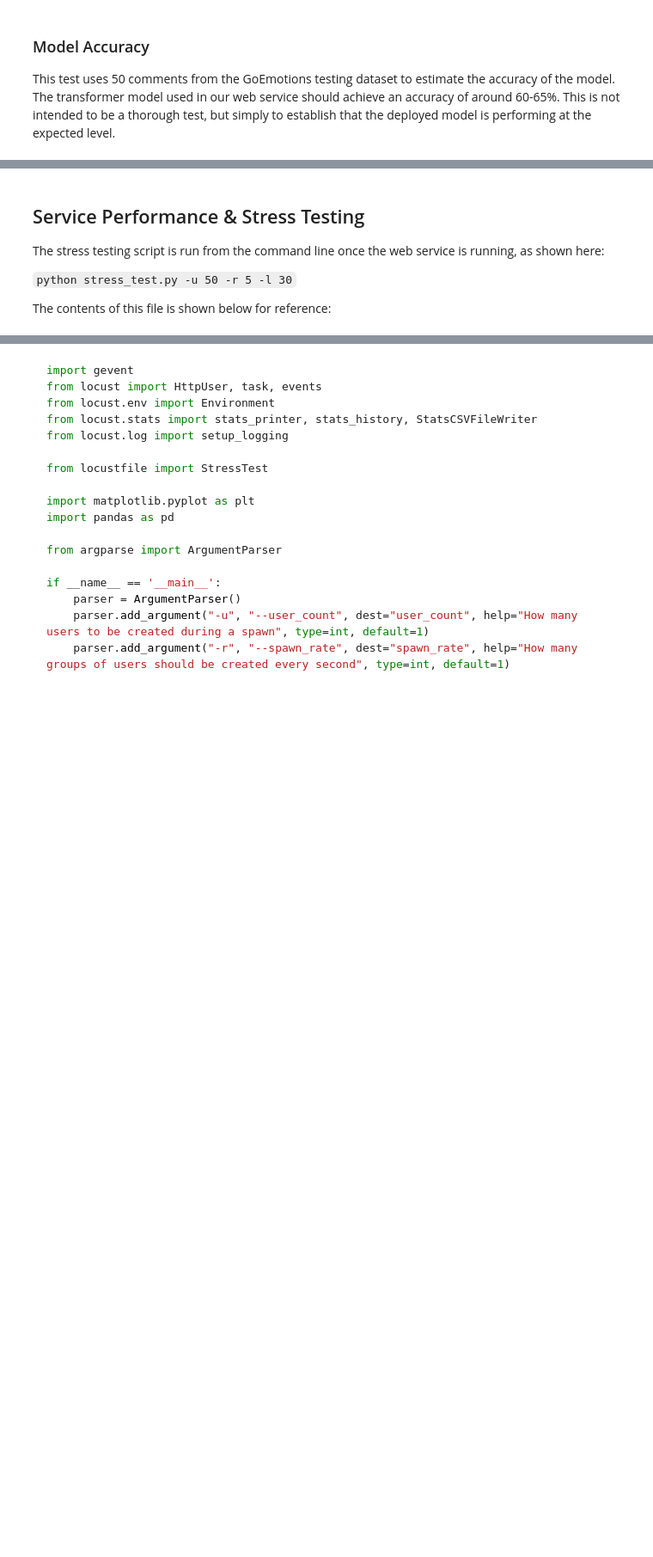
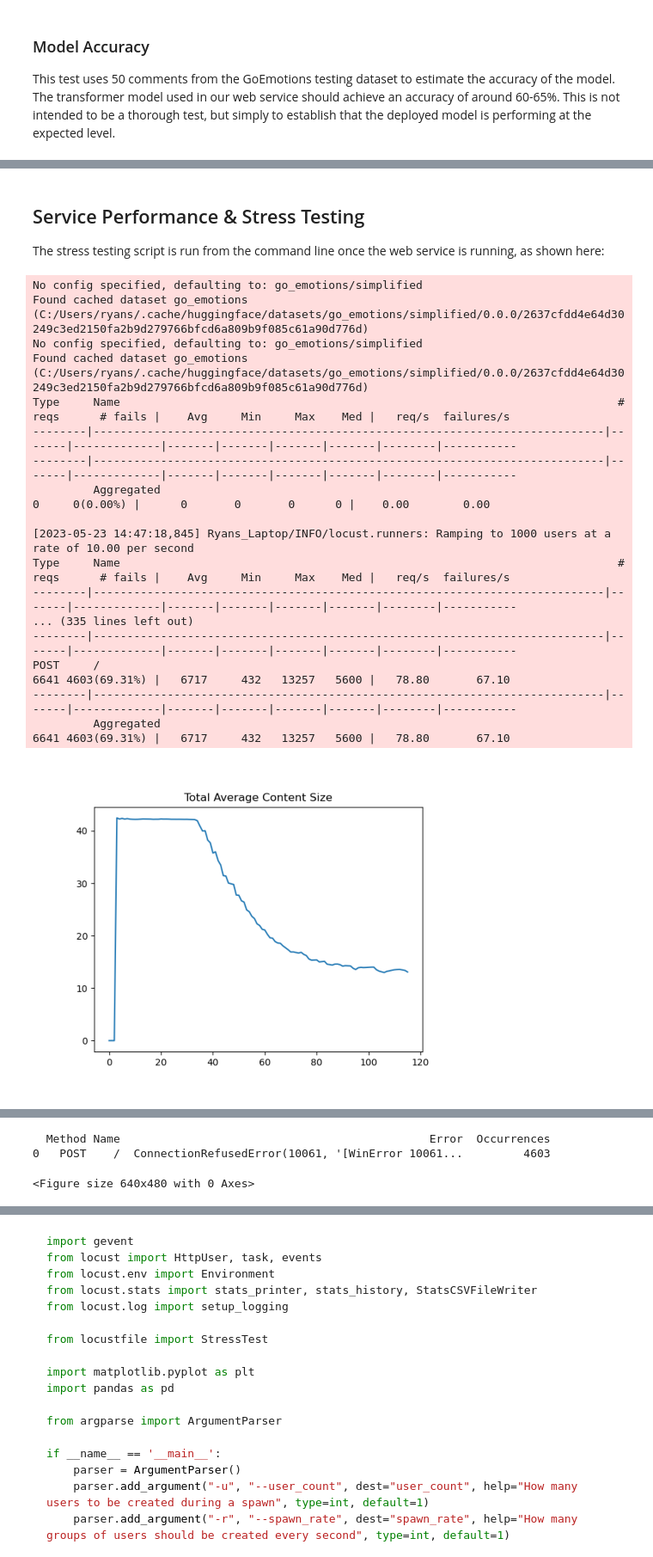
Before and after one commit to NMGardiner/COM3029-Coursework-2, a Jupyter notebook: shared-notebook.ipynb, the cells around one changed output, grey strips where cells are left out. Shown at 86% size. Drawn from its saved outputs; the diff is of its cells as text; code cells hidden in the pictures; blank space fills up the shorter version.

Commit message:
implemented stress test into notebook

```diff
--- a/shared-notebook.ipynb
+++ b/shared-notebook.ipynb
@@ -158,7 +168,42 @@ print("Correct: " + str(correct) + "    Incorrect: " + str(count - correct))
 ## Service Performance & Stress Testing
 
 The stress testing script is run from the command line once the web service is running, as shown here:
-
-`python stress_test.py -u 50 -r 5 -l 30`
-
-The contents of this file is shown below for reference:
+# %%
+!python stress_test.py -u 1000 -r 10 -l 120
+
+graph_names = ["Total Average Content Size.png", "Total Average Response Time.png",
+               "Total Failure Count.png", "Total Request Count.png", "Requests_per_s.png",
+               "Failures_per_s.png"]
+
+import matplotlib.pyplot as plt
+import matplotlib.image as pltim
+import pandas as pd
+
+for graph_name in graph_names:
+    image = pltim.imread(graph_name)
+    plt.imshow(image)
+    plt.axis('off')
+    plt.show()
+    plt.clf()
+
+failures = pd.read_csv('_failures.csv')
+print(failures)
+# %% [output]
+No config specified, defaulting to: go_emotions/simplified
+Found cached dataset go_emotions (C:/Users/ryans/.cache/huggingface/datasets/go_emotions/simplified/0.0.0/2637cfdd4e64d30249c3ed2150fa2b9d279766bfcd6a809b9f085c61a90d776d)
+No config specified, defaulting to: go_emotions/simplified
+Found cached dataset go_emotions (C:/Users/ryans/.cache/huggingface/datasets/go_emotions/simplified/0.0.0/2637cfdd4e64d30249c3ed2150fa2b9d279766bfcd6a809b9f085c61a90d776d)
+Type     Name                                                                          # reqs      # fails |    Avg     Min     Max    Med |   req/s  failures/s
+--------|----------------------------------------------------------------------------|-------|-------------|-------|-------|-------|-------|--------|-----------
+--------|----------------------------------------------------------------------------|-------|-------------|-------|-------|-------|-------|--------|-----------
+         Aggregated                                                                         0     0(0.00%) |      0       0       0      0 |    0.00        0.00
+
+[2023-05-23 14:47:18,845] Ryans_Laptop/INFO/locust.runners: Ramping to 1000 users at a rate of 10.00 per second
+Type     Name                                                                          # reqs      # fails |    Avg     Min     Max    Med |   req/s  failures/s
+--------|----------------------------------------------------------------------------|-------|-------------|-------|-------|-------|-------|--------|-----------
+... (335 lines left out)
+--------|----------------------------------------------------------------------------|-------|-------------|-------|-------|-------|-------|--------|-----------
+POST     /                                                                               6641 4603(69.31%) |   6717     432   13257   5600 |   78.80       67.10
+--------|----------------------------------------------------------------------------|-------|-------------|-------|-------|-------|-------|--------|-----------
+         Aggregated                                                                      6641 4603(69.31%) |   6717     432   13257   5600 |   78.80       67.10
+[figure, added]
@@ -164,0 +215,3 @@ The contents of this file is shown below for reference:
+  Method Name                                              Error  Occurrences
+0   POST    /  ConnectionRefusedError(10061, '[WinError 10061...         4603
+<Figure size 640x480 with 0 Axes>
```
Also changed, not shown: parts of 5 cells of this notebook, 2 other files.
